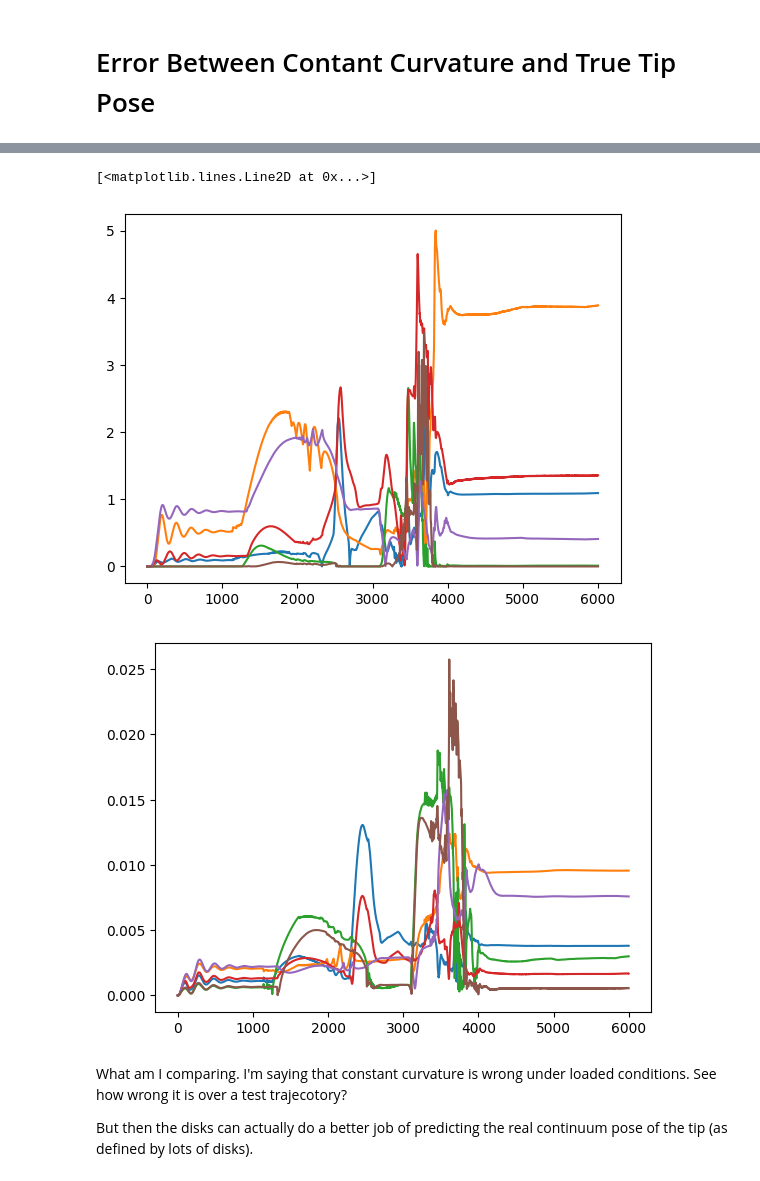
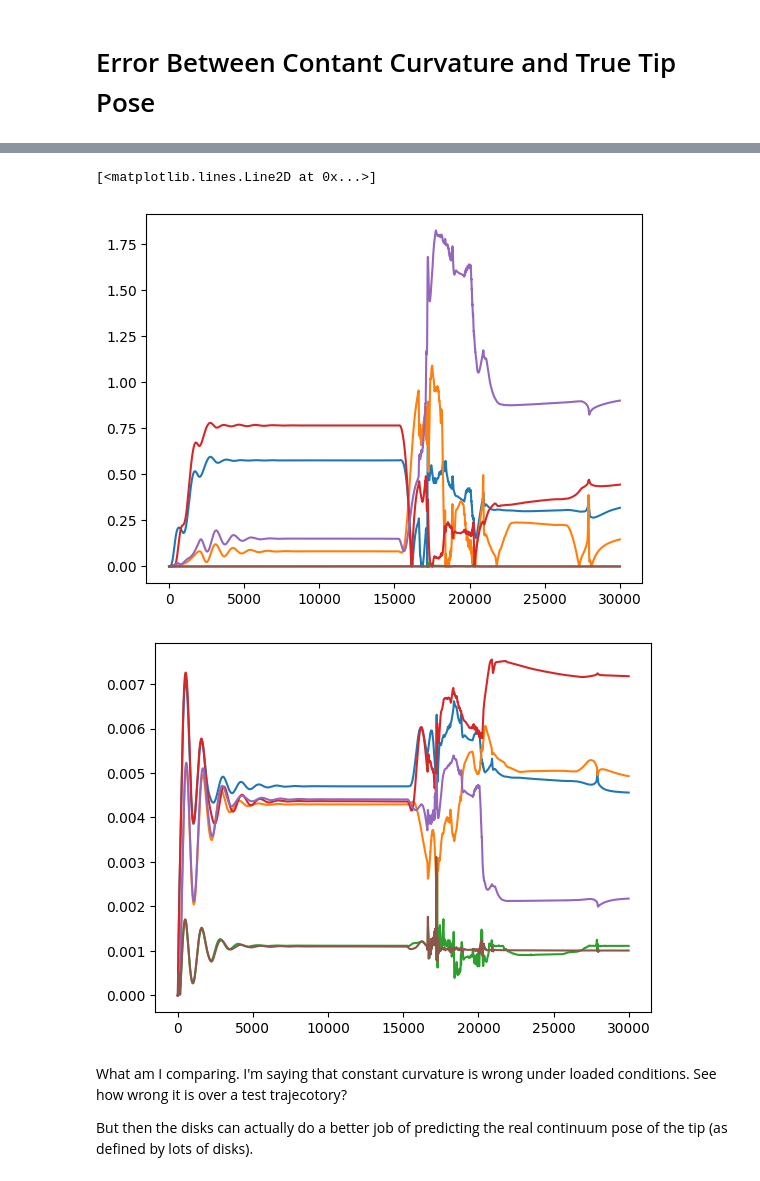
Before and after one commit to byu-rad-lab/baloo-gym, a Jupyter notebook: paper_stuff/constant_curvature_experiment/kinematics_experiment.ipynb, the cells around one changed output, grey strips where cells are left out. Drawn from its saved outputs; the diff is of its cells as text; code cells hidden in the pictures.

```diff
--- a/paper_stuff/constant_curvature_experiment/kinematics_experiment.ipynb
+++ b/paper_stuff/constant_curvature_experiment/kinematics_experiment.ipynb
@@ -32,12 +50,19 @@ baseline_left_j0_base_pose_traj, baseline_left_j1_base_pose_traj, baseline_left_
+# %%
+baseline_num_disks = 64
+baseline = load_data(64)
+data_32 = load_data(32)
+baseline = load_data(baseline_num_disks)
+data_16 = load_data(16)
+data_8 = load_data(8)
+data_4 = load_data(4)
+data_2 = load_data(2)
 # %%
 from scipy.spatial.transform import Rotation as R
 
 def constant_curvature_forward_kine(u,v, num_disks):
     #use allen kinematics to calculate tip pose expressed in joint base frame, given joint angles
     phi = np.sqrt(u**2 + v**2)
-    h_actual = .225 #m, see params.yaml in baloo-mujoco-sim
-    disk_height = h_actual/(num_disks + num_disks - 1)
-    h = h_actual - disk_height
+    h = .225 #m, see params.yaml in baloo-mujoco-sim
     if phi < 1e-6:
         g = np.array(
             [
@@ -219,27 +242,29 @@ right_j2_p_err = get_position_error(baseline_right_j2_fkcc_pos, baseline_right_j
+# %%
+baseline['all_p_err'] = baseline['left_j0_p_err'] + baseline['left_j1_p_err'] + baseline['left_j2_p_err'] + baseline['right_j0_p_err'] + baseline['right_j1_p_err'] + baseline['right_j2_p_err']
+baseline['all_R_err'] = baseline['left_j0_R_err'] + baseline['left_j1_R_err'] + baseline['left_j2_R_err'] + baseline['right_j0_R_err'] + baseline['right_j1_R_err'] + baseline['right_j2_R_err']
 # %%
 #plot showing rotation error of constant curvature vs mujoco 'real'
+import matplotlib.pyplot as plt
+plt.plot(np.degrees(baseline['left_j0_R_err']))
+plt.plot(np.degrees(baseline['left_j1_R_err']))
+plt.plot(np.degrees(baseline['left_j2_R_err']))
 
-import matplotlib.pyplot as plt
-plt.plot(np.degrees(left_j0_R_err))
-plt.plot(np.degrees(left_j1_R_err))
-plt.plot(np.degrees(left_j2_R_err))
-
-plt.plot(np.degrees(right_j0_R_err))
-plt.plot(np.degrees(right_j1_R_err))
-plt.plot(np.degrees(right_j2_R_err))
+plt.plot(np.degrees(baseline['right_j0_R_err']))
+plt.plot(np.degrees(baseline['right_j1_R_err']))
+plt.plot(np.degrees(baseline['right_j2_R_err']))
 
 plt.figure()
-plt.plot(left_j0_p_err)
-plt.plot(left_j1_p_err)
-plt.plot(left_j2_p_err)
+plt.plot(baseline['left_j0_p_err'])
+plt.plot(baseline['left_j1_p_err'])
+plt.plot(baseline['left_j2_p_err'])
 
-plt.plot(right_j0_p_err)
-plt.plot(right_j1_p_err)
-plt.plot(right_j2_p_err)
+plt.plot(baseline['right_j0_p_err'])
+plt.plot(baseline['right_j1_p_err'])
+plt.plot(baseline['right_j2_p_err'])
 # %% [output]
 [<matplotlib.lines.Line2D at 0x...>]
-[figure, old version]
+[figure, new version]
-[figure, old version]
+[figure, new version]
 # %% [markdown]
 What am I comparing. I'm saying that constant curvature is wrong under loaded conditions. See how wrong it is over a test trajecotory?
 
```
Also changed, not shown: parts of 38 cells of this notebook, 3 other files.
